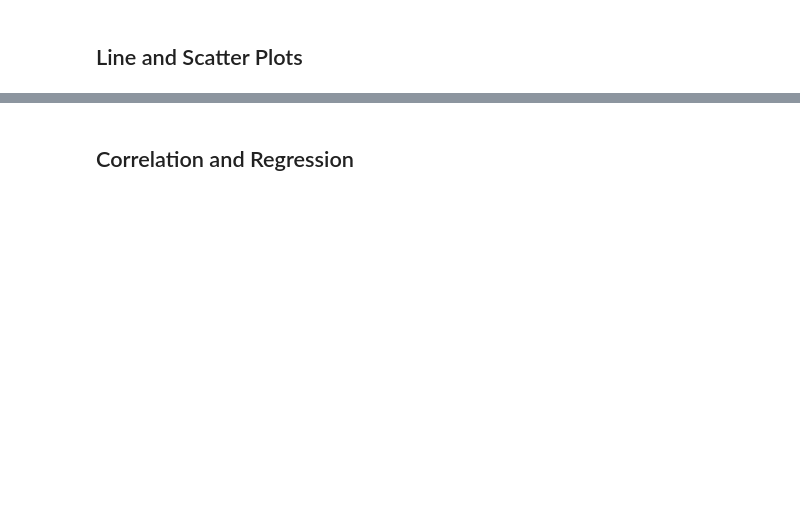
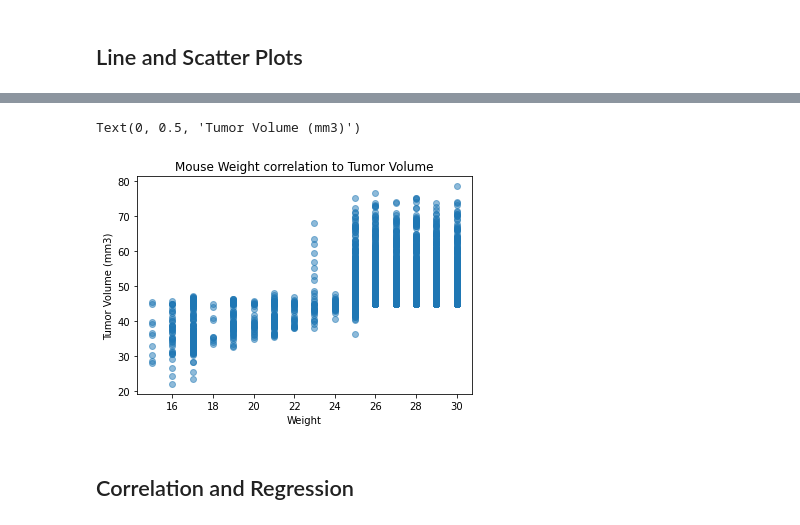
Before and after one commit to jddarby1108/Matplotlib_Challenge, a Jupyter notebook: Instructions/Pymaceuticals/pymaceuticals_starter.ipynb, the cells around one changed output, grey strips where cells are left out. Drawn from its saved outputs; the diff is of its cells as text; code cells hidden in the pictures; blank space fills up the shorter version.

```diff
--- a/Instructions/Pymaceuticals/pymaceuticals_starter.ipynb
+++ b/Instructions/Pymaceuticals/pymaceuticals_starter.ipynb
@@ -265,5 +311,12 @@ plt.show()
 # %%
 # Generate a scatter plot of mouse weight versus average tumor volume for the Capomulin regimen
+plt.scatter(clean_df["Weight (g)"], clean_df["Tumor Volume (mm3)"], alpha=0.5)
+plt.title("Mouse Weight correlation to Tumor Volume")
+plt.xlabel("Weight")
+plt.ylabel("Tumor Volume (mm3)")
+# %% [output]
+Text(0, 0.5, 'Tumor Volume (mm3)')
+[figure, added]
 # %% [markdown]
 ## Correlation and Regression
 # %%
```
Also changed, not shown: parts of 5 cells of this notebook.
